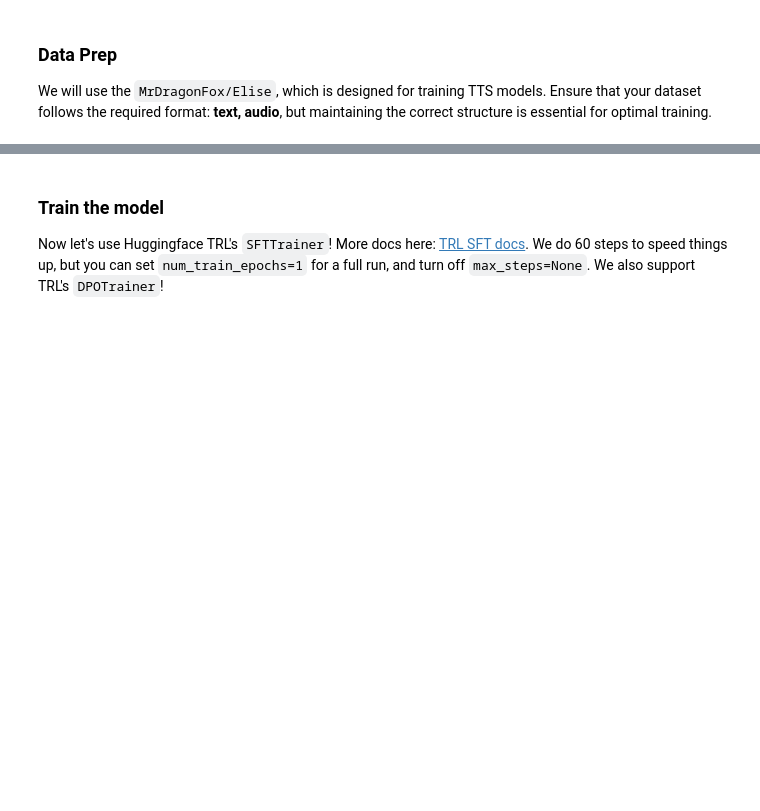
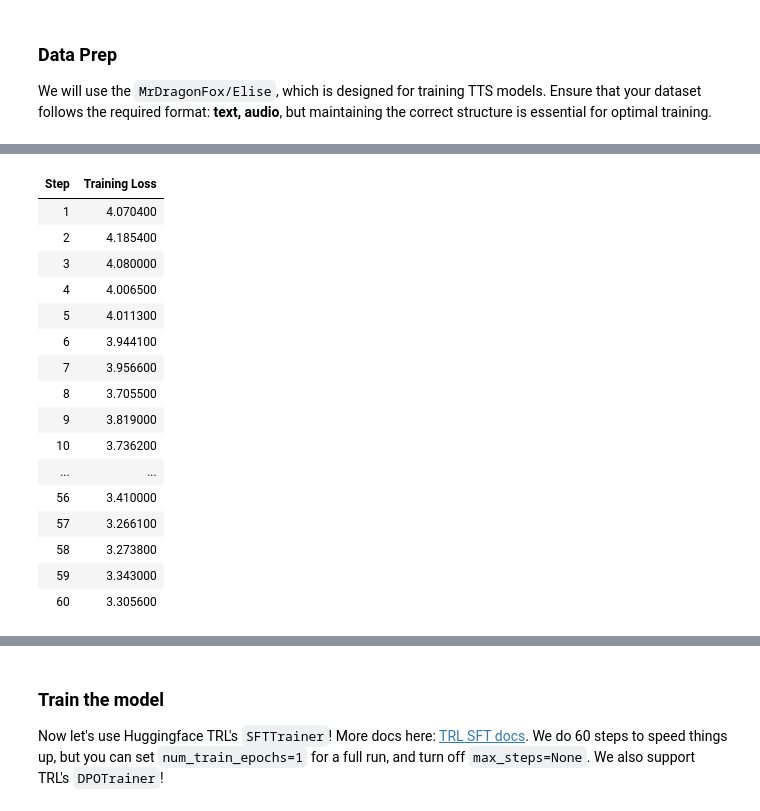
Before and after one commit to AK-Github-0/Llasa-TTS-Finetuning-for-Arabic, a Jupyter notebook: nb/Oute_TTS_(1B).ipynb, the cells around one changed output, grey strips where cells are left out. Saved outputs shown, nothing was run; the diff lists cells and outputs as text; code cells hidden in the pictures; blank space fills up the shorter version.

```diff
--- a/nb/Oute_TTS_(1B).ipynb
+++ b/nb/Oute_TTS_(1B).ipynb
@@ -310,0 +297,20 @@ Moving Whisper model to CPU
+# %%
+# Initialize the Arabic processor
+data_processor = ArabicTTSProcessor(
+    whisper_model_name="large-v2"
+)
+
+# Process the dataset with native Arabic support
+all_prompts = []
+print("Starting Arabic dataset processing...")
+processed_dataset = data_processor.process_dataset(dataset)
+for prompt in processed_dataset:
+    if prompt:
+         all_prompts.append({'text': prompt})
+dataset = Dataset.from_list(all_prompts)
+print(f"Processed dataset has {len(dataset)} examples")
+
+# Free up GPU memory
+print("Moving Whisper model to CPU")
+data_processor.whisper_model.to('cpu')
+torch.cuda.empty_cache()
@@ -310,0 +338,55 @@ Moving Whisper model to CPU
+# %%
+from trl import SFTTrainer
+from transformers import TrainingArguments
+from unsloth import is_bfloat16_supported
+
+# Set up the trainer
+trainer = SFTTrainer(
+    model = model,
+    tokenizer = tokenizer,
+    train_dataset = dataset,
+    dataset_text_field = "text",
+    max_seq_length = max_seq_length,
+    dataset_num_proc = 2,
+    packing = False,
+    args = TrainingArguments(
+        per_device_train_batch_size = 2,
+        gradient_accumulation_steps = 4,
+        warmup_steps = 5,
+        num_train_epochs = 1,
+        max_steps = 60,  # Increase for better results
+        learning_rate = 2e-4,
+        fp16 = not is_bfloat16_supported(),
+        bf16 = is_bfloat16_supported(),
+        logging_steps = 1,
+        optim = "adamw_8bit",
+        weight_decay = 0.01,
+        lr_scheduler_type = "linear",
+        seed = 3407,
+        output_dir = "outputs",
+        report_to = "none",
+    ),
+)
+
+# Show memory stats before training
+gpu_stats = torch.cuda.get_device_properties(0)
+start_gpu_memory = round(torch.cuda.max_memory_reserved() / 1024 / 1024 / 1024, 3)
+max_memory = round(gpu_stats.total_memory / 1024 / 1024 / 1024, 3)
+print(f"GPU = {gpu_stats.name}. Max memory = {max_memory} GB.")
+print(f"{start_gpu_memory} GB of memory reserved.")
+
+# Run training
+trainer_stats = trainer.train()
+
+# Show memory stats after training
+used_memory = round(torch.cuda.max_memory_reserved() / 1024 / 1024 / 1024, 3)
+used_memory_for_lora = round(used_memory - start_gpu_memory, 3)
+used_percentage = round(used_memory / max_memory * 100, 3)
+lora_percentage = round(used_memory_for_lora / max_memory * 100, 3)
+print(f"{trainer_stats.metrics['train_runtime']} seconds used for training.")
+print(f"{round(trainer_stats.metrics['train_runtime']/60, 2)} minutes used for training.")
+print(f"Peak reserved memory = {used_memory} GB.")
+print(f"Peak reserved memory for training = {used_memory_for_lora} GB.")
+print(f"Peak reserved memory % of max memory = {used_percentage} %.")
+print(f"Peak reserved memory for training % of max memory = {lora_percentage} %.")
+# %% [output]
@@ -310,0 +403,17 @@ Moving Whisper model to CPU
+| Step | Training Loss |
+| 1 | 4.070400 |
+| 2 | 4.185400 |
+| 3 | 4.080000 |
+| 4 | 4.006500 |
+| 5 | 4.011300 |
+| 6 | 3.944100 |
+| 7 | 3.956600 |
+| 8 | 3.705500 |
+| 9 | 3.819000 |
+| 10 | 3.736200 |
+| ... | ... |
+| 56 | 3.410000 |
+| 57 | 3.266100 |
+| 58 | 3.273800 |
+| 59 | 3.343000 |
+| 60 | 3.305600 |
```
Also changed, not shown: parts of 24 cells of this notebook.
